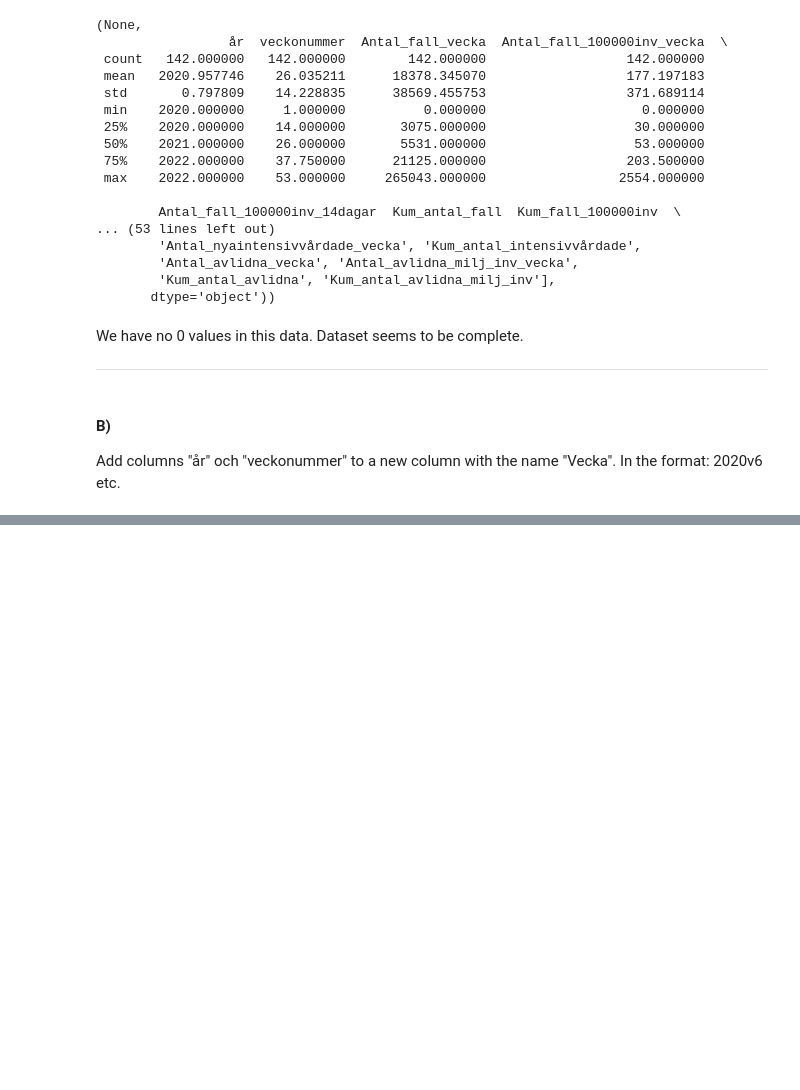
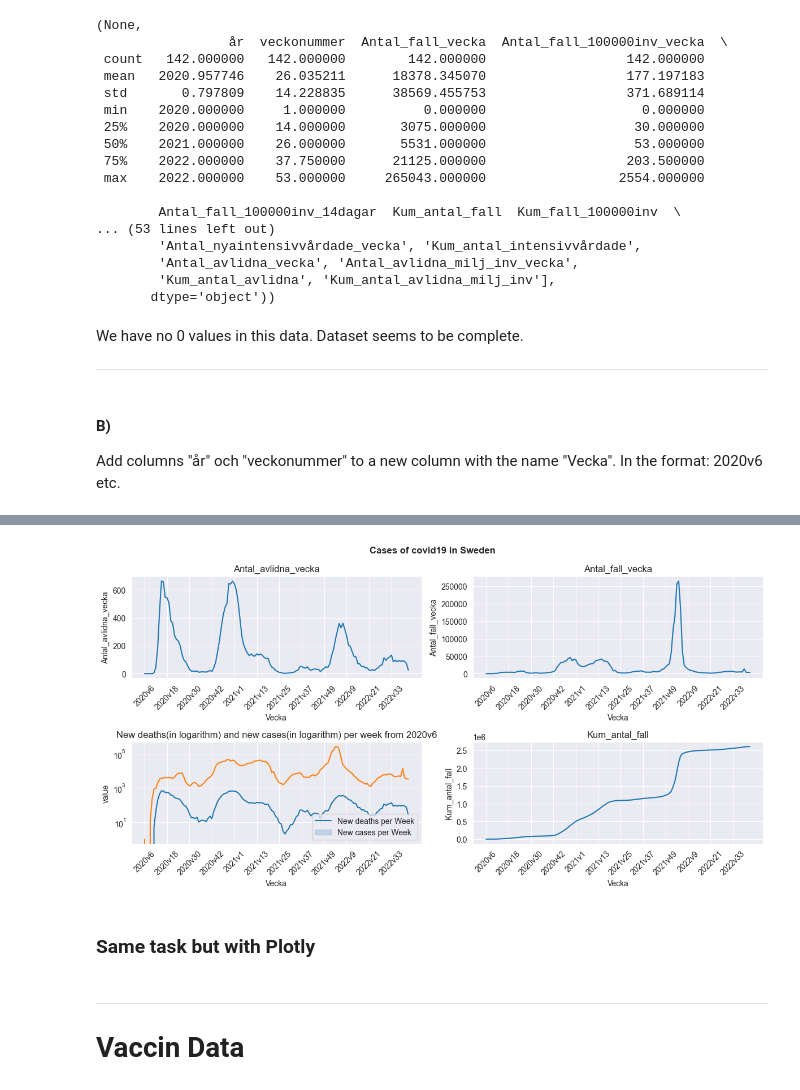
Before and after one commit to smlatic/Databehandling-Edin-Smlatic, a Jupyter notebook: Lab/Lab1-Covid/lab-Covid.ipynb, the cells around one changed output, grey strips where cells are left out. Cells and saved outputs as stored; diff of their text form; code cells hidden in the pictures; blank space fills up the shorter version.

```diff
--- a/Lab/Lab1-Covid/lab-Covid.ipynb
+++ b/Lab/Lab1-Covid/lab-Covid.ipynb
@@ -99,18 +74,0 @@ Draw a Line Chart with new cases  2020v6 till nu.
-# %%
-import seaborn as sns
-import matplotlib.pyplot as plt
-
-import matplotlib.pyplot as plt
-import seaborn as sns
-
-#set seaborn plotting aesthetics as default
-sns.set()
-
-#define plotting region (2 rows, 2 columns)
-fig, axes = plt.subplots(2, 2)
-
-#create boxplot in each subplot
-sns.boxplot(data=df, x='team', y='points', ax=axes[0,0])
-sns.boxplot(data=df, x='team', y='assists', ax=axes[0,1])
-sns.boxplot(data=df, x='team', y='rebounds', ax=axes[1,0])
-sns.boxplot(data=df, x='team', y='blocks', ax=axes[1,1])
@@ -116,0 +82,26 @@ sns.boxplot(data=df, x='team', y='blocks', ax=axes[1,1])
+# %%
+import seaborn as sns
+import matplotlib.pyplot as plt
+
+fig, axes = plt.subplots(2,2, dpi=100, figsize=(12,6))
+
+y_variables = ["Antal_avlidna_vecka","Antal_fall_vecka", "Antal_avlidna_vecka", "Kum_antal_fall"]
+
+for ax, y_variable in zip(axes.flatten(), y_variables):
+    sns.lineplot(data=veckodata, x="Vecka", y=y_variable, ax=ax)
+    ax.set(title=f"{y_variable}", ylabel=f"{y_variable}", xticks=veckodata["Vecka"][::12])
+    ax.tick_params(axis = "x", rotation = 45)
+    plt.grid()
+
+sns.lineplot(data=veckodata, x="Vecka", y=y_variables[1], ax=axes[1,0])
+axes[1,0].set(title="New deaths(in logarithm) and new cases(in logarithm) per week from 2020v6", ylabel="value", xticks=veckodata["Vecka"][::12])
+axes[1,0].set_yscale("log")
+axes[1,0].legend(labels=["New deaths per Week", "New cases per Week"])
+
+fig.tight_layout()
+fig.suptitle("Cases of covid19 in Sweden", y=1.03, fontweight="bold")
+plt.savefig("Output/covid19_sweden.png", facecolor="white")
+# %% [output]
+[figure, added]
+# %% [markdown]
+### Same task but with Plotly
@@ -116,0 +135,3 @@ sns.boxplot(data=df, x='team', y='blocks', ax=axes[1,1])
+# %% [markdown]
+---------------------
+# Vaccin Data
```
Also changed, not shown: parts of 13 cells of this notebook, 7 other files.
